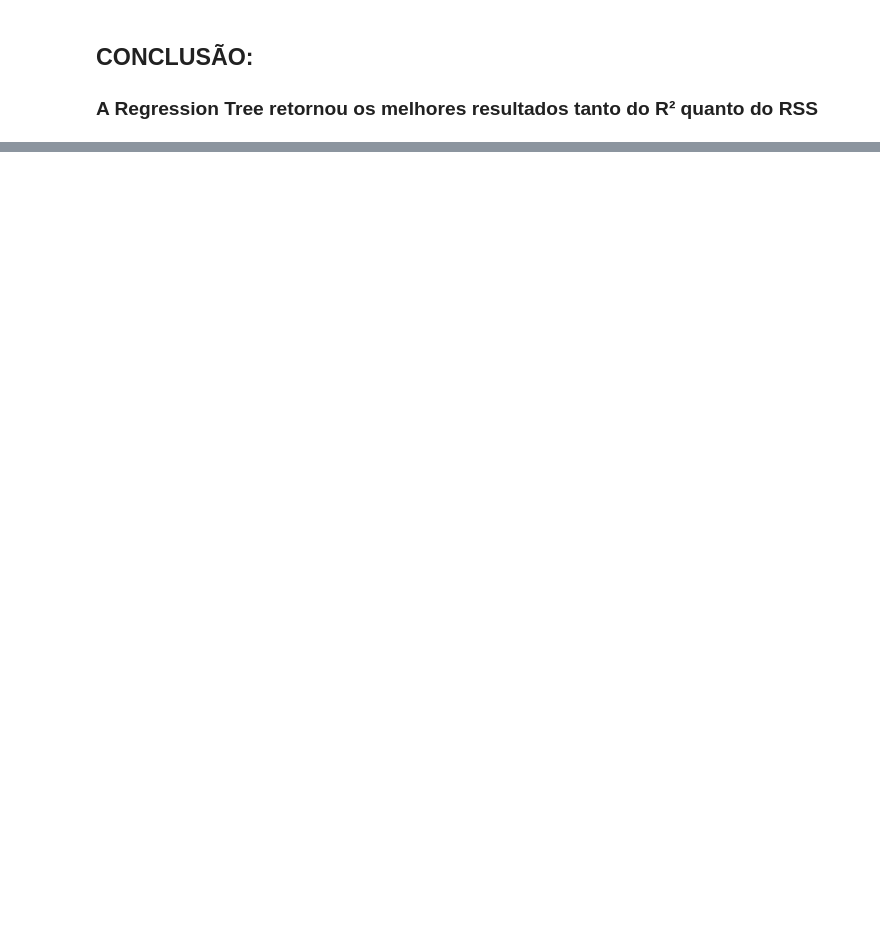
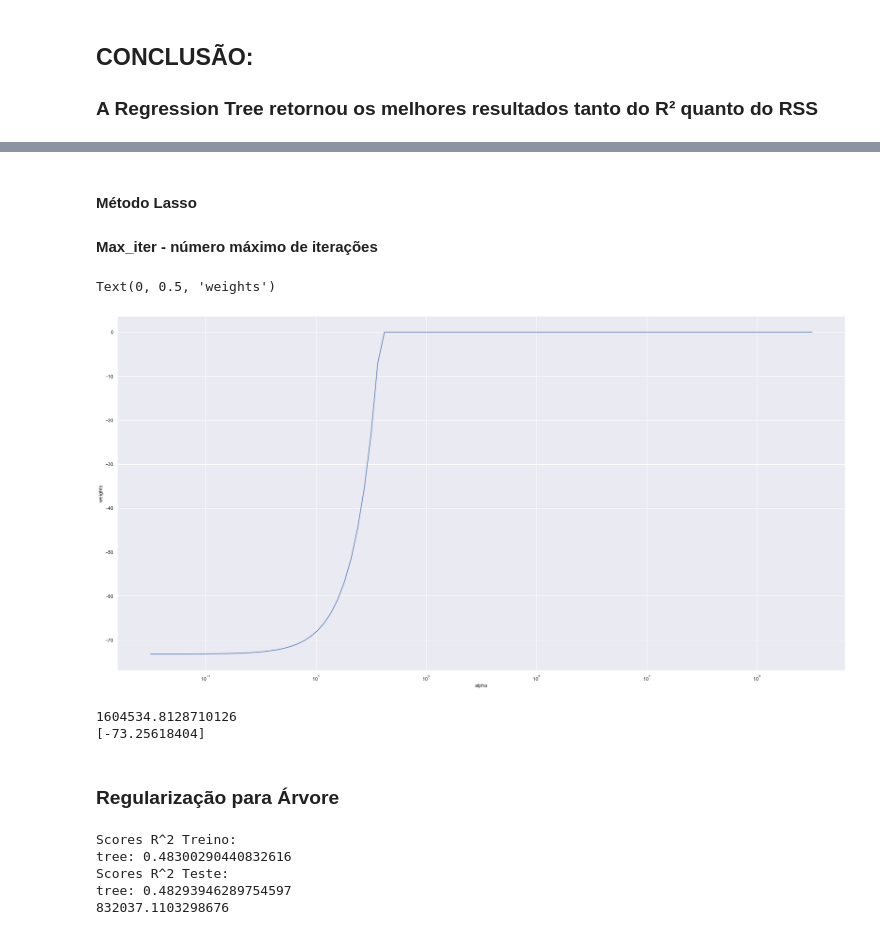
Before and after one commit to advinstai/Aprendizagem-estatistica-regressao, a Jupyter notebook: Exercicio-regressao/Cristiano/rumo_regressao_cristiano.ipynb, the cells around one changed output, grey strips where cells are left out. Cells and saved outputs as stored; diff of their text form; code cells hidden in the pictures; blank space fills up the shorter version.

```diff
--- a/Exercicio-regressao/Cristiano/rumo_regressao_cristiano.ipynb
+++ b/Exercicio-regressao/Cristiano/rumo_regressao_cristiano.ipynb
@@ -293,0 +460,55 @@ TREE:   61353464152
+# %% [markdown]
+#### Método Lasso
+#### Max_iter - número máximo de iterações
+# %%
+#lasso = Lasso(max_iter = 10000, normalize = True)
+lasso = Lasso()
+coefs = []
+
+for a in alphas:
+    lasso.set_params(alpha=a)
+    lasso.fit(scale(X_train), Y_train)
+    coefs.append(lasso.coef_)
+
+ax = plt.gca()
+ax.plot(alphas*2, coefs)
+ax.set_xscale('log')
+plt.axis('tight')
+plt.xlabel('alpha')
+plt.ylabel('weights')
+# %% [output]
+Text(0, 0.5, 'weights')
+[figure, added]
+# %%
+#lassocv = LassoCV(alphas = None, cv = 10, max_iter = 100000, normalize = True)
+lassocv = LassoCV(alphas = alphas)#, cv = 10, max_iter = 100000, normalize = True)
+lassocv.fit(X_train, Y_train)
+
+lasso.set_params(alpha=lassocv.alpha_)
+lasso.fit(X_train, Y_train)
+print(mean_squared_error(Y_test, lasso.predict(X_test)))
+print(lasso.coef_)
+# %% [output]
+1604534.8128710126
+[-73.25618404]
+# %% [markdown]
+### Regularização para Árvore
+# %%
+tree = DecisionTreeRegressor().fit(X_train,Y_train)
+r2_tree = r2_score(Y_test,tree.predict(X_test))
+r2_tree_treino = r2_score(Y_train,tree.predict(X_train))
+
+print("Scores R^2 Treino:")
+print("tree: "+str(r2_tree_treino))
+
+
+print("Scores R^2 Teste:")
+print("tree: "+str(r2_tree))
+
+print(mean_squared_error(Y_test,tree.predict(X_test)))
+# %% [output]
+Scores R^2 Treino:
+tree: 0.48300290440832616
+Scores R^2 Teste:
+tree: 0.48293946289754597
+832037.1103298676
```
Also changed, not shown: parts of 26 cells of this notebook.
